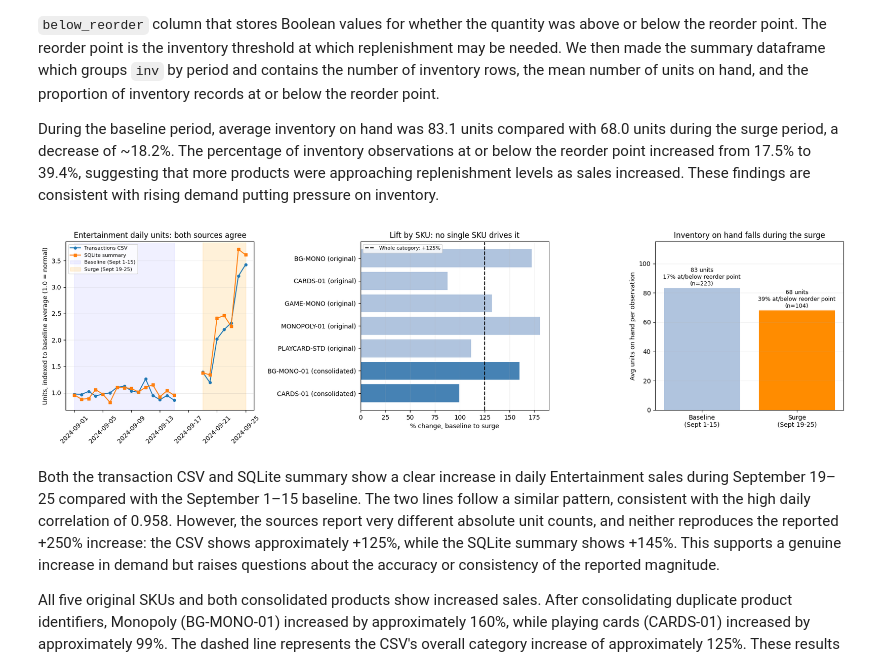
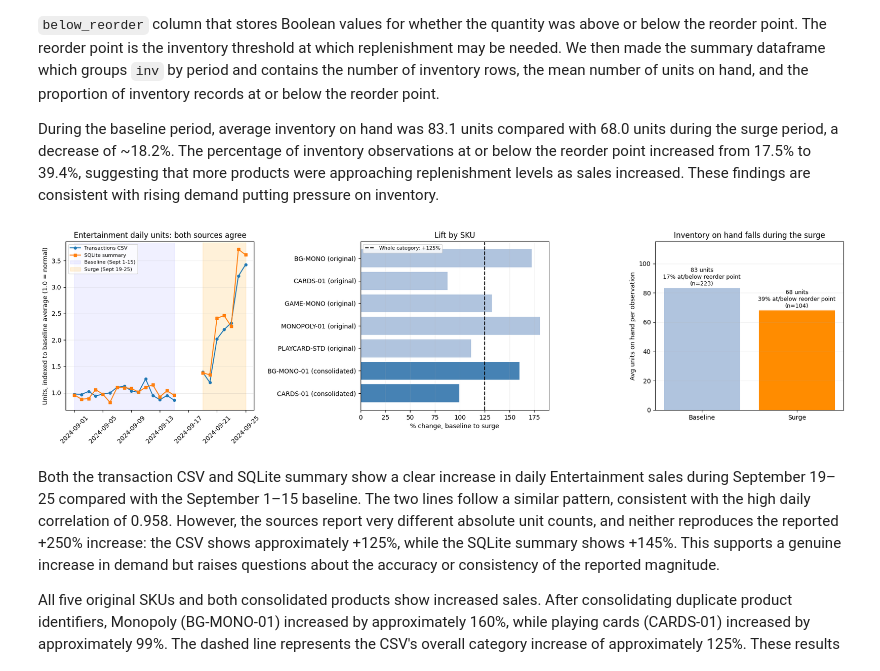
Before and after one commit to simichakravarty16/walmart-hurricane-project, a Jupyter notebook: notebooks/team_notebook.ipynb, the cells around one changed output. Saved outputs shown, nothing was run; the diff lists cells and outputs as text; code cells hidden in the pictures.

Commit message:
Cleaned up Q3 code and made the visualization clearer; still need to write explanation

```diff
--- a/notebooks/team_notebook.ipynb
+++ b/notebooks/team_notebook.ipynb
@@ -2029,36 +2144,36 @@ ax.set_title('Entertainment daily units: both sources agree')
 ax.set_ylabel('Units, indexed to baseline average (1.0 = normal)')
 ax.legend(fontsize=8); ax.grid(axis='y', alpha=0.2)
 ax.tick_params(axis='x', rotation=45)
 
 # Panel 2: is one miscoded SKU driving the lift?
 orig = sku_lift(ent_raw)['pct_change']
 cons = sku_lift(ent)['pct_change']
 labels = [f'{k} (original)' for k in orig.index] + [f'{k} (consolidated)' for k in cons.index]
 values = list(orig.values) + list(cons.values)
 colors = ['lightsteelblue'] * len(orig) + ['steelblue'] * len(cons)
 ax = axes[1]
 ax.barh(labels[::-1], values[::-1], color=colors[::-1])
 total_lift = rows[0]['pct_change']
 ax.axvline(total_lift, color='black', ls='--', label=f'Whole category: +{total_lift:.0f}%')
-ax.set_title('Lift by SKU: no single SKU drives it')
+ax.set_title('Lift by SKU')
 ax.set_xlabel('% change, baseline to surge'); ax.legend(fontsize=8); ax.grid(axis='x', alpha=0.2)
 
 # Panel 3: does inventory move the way the sales say it should?
 ax = axes[2]
-bars = ax.bar(['Baseline\n(Sept 1-15)', 'Surge\n(Sept 19-25)'],
+bars = ax.bar(['Baseline', 'Surge'],
               [summary.loc['baseline', 'avg_on_hand'], summary.loc['surge', 'avg_on_hand']],
               color=['lightsteelblue', 'darkorange'])
 for bar, p in zip(bars, ['baseline', 'surge']):
     ax.text(bar.get_x() + bar.get_width() / 2, bar.get_height() + 1,
             f"{bar.get_height():.0f} units\n{summary.loc[p, 'pct_below_reorder']:.0f}% at/below reorder point\n(n={int(summary.loc[p, 'observations'])})",
             ha='center', va='bottom', fontsize=9)
 ax.set_ylim(0, 115)
 ax.set_title('Inventory on hand falls during the surge')
 ax.set_ylabel('Avg units on hand per observation'); ax.grid(axis='y', alpha=0.2)
 
 plt.tight_layout(); plt.show()
 # %% [output]
-[figure, old version]
+[figure, new version]
 # %% [markdown]
 Both the transaction CSV and SQLite summary show a clear increase in daily Entertainment sales during September 19–25 compared with the September 1–15 baseline. The two lines follow a similar pattern, consistent with the high daily correlation of 0.958. However, the sources report very different absolute unit counts, and neither reproduces the reported +250% increase: the CSV shows approximately +125%, while the SQLite summary shows +145%. This supports a genuine increase in demand but raises questions about the accuracy or consistency of the reported magnitude.
 
```
Also changed, not shown: parts of 6 cells of this notebook.
